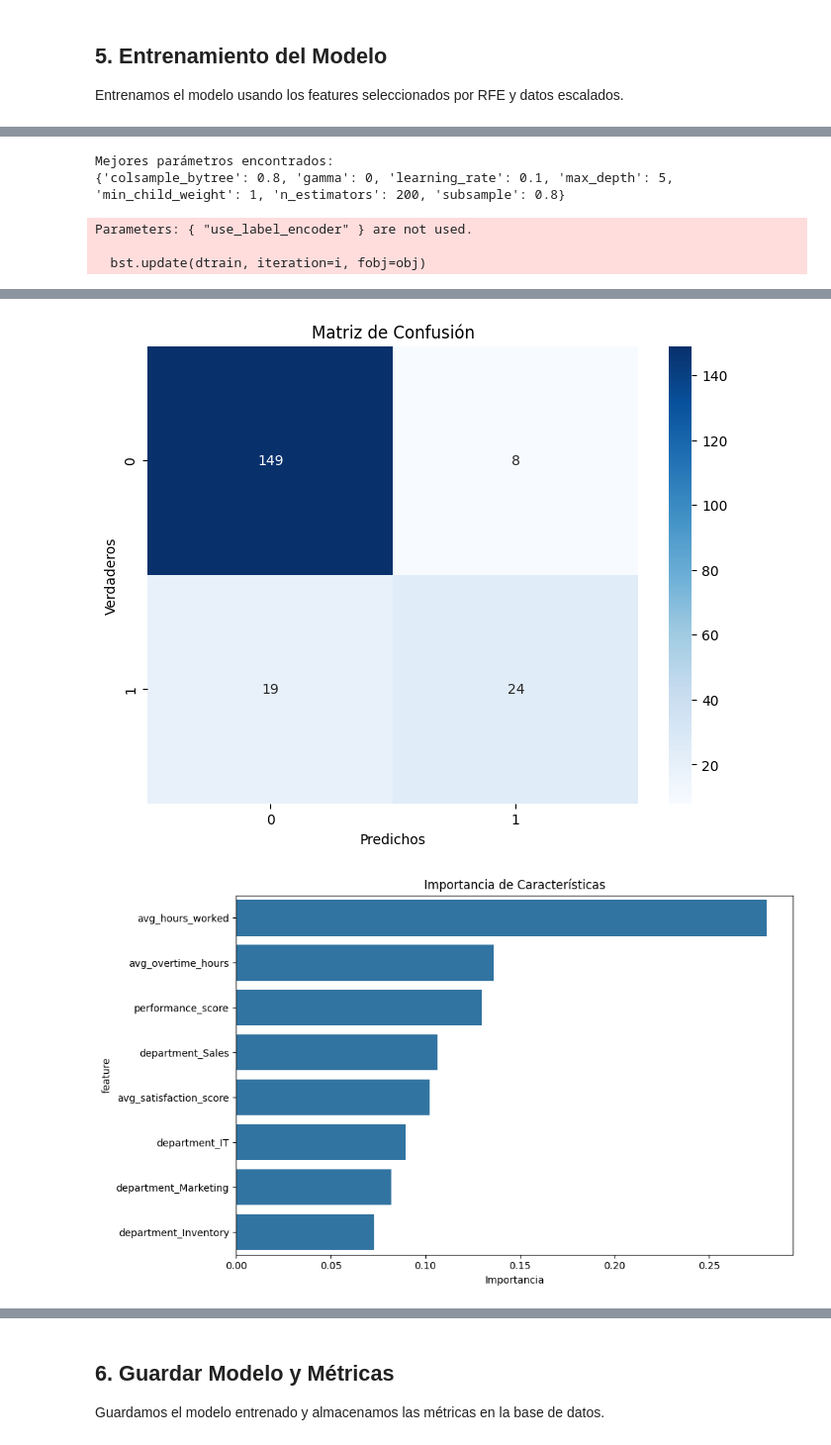
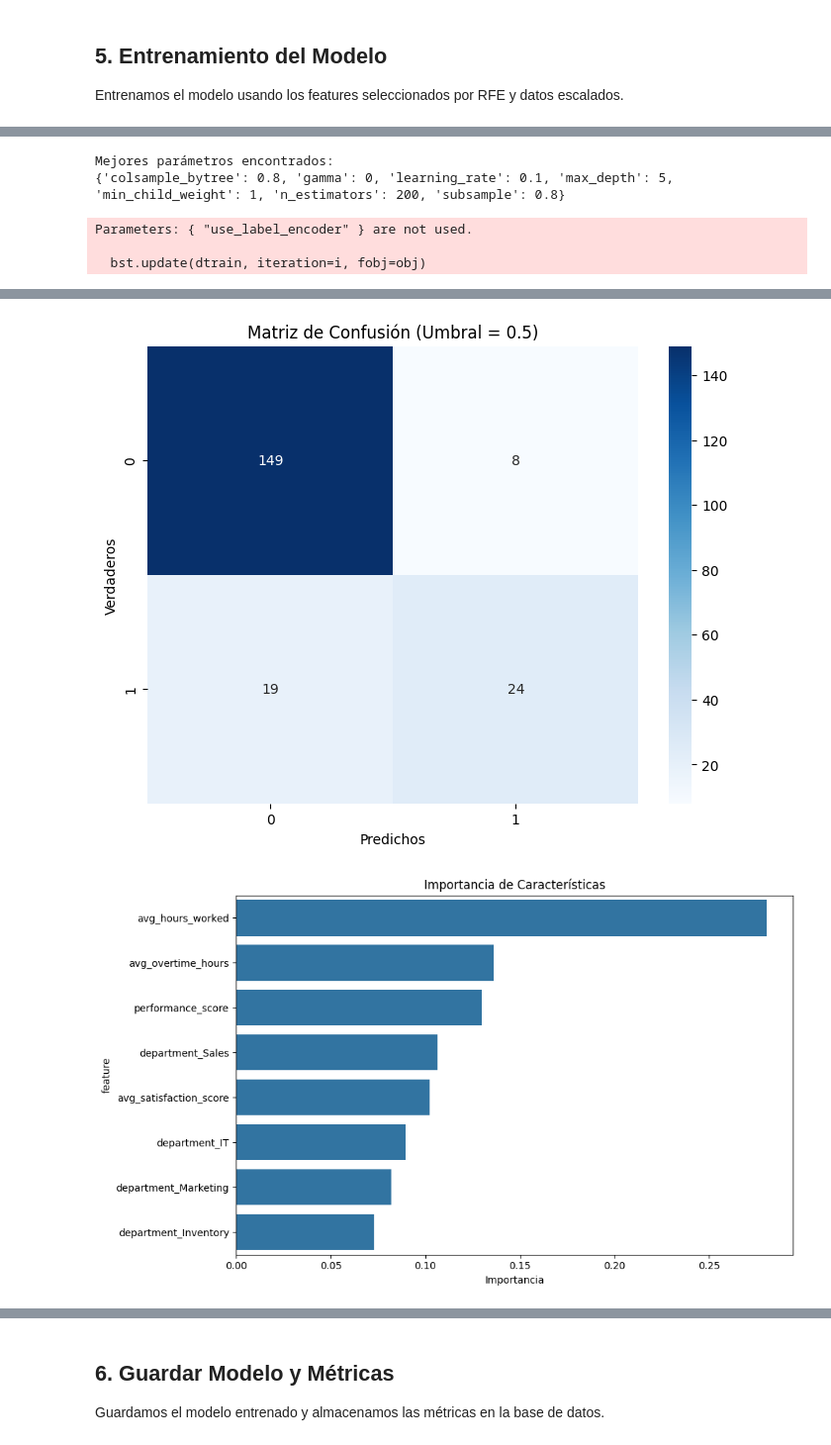
Before and after one commit to jdranalytics/Portfolio, a Jupyter notebook: Python/29_HR_Turnover_Prediction.ipynb, the cells around one changed output, grey strips where cells are left out. Shown at 99% size. Cells and saved outputs as stored; diff of their text form; code cells hidden in the pictures.

```diff
--- a/Python/29_HR_Turnover_Prediction.ipynb
+++ b/Python/29_HR_Turnover_Prediction.ipynb
@@ -434,7 +434,7 @@ Entrenamos el modelo usando los features seleccionados por RFE y datos escalados
 X = df[selected_features]
 y = df['turnover']
 
-# Dividir datos
+# Dividir datos en entrenamiento y prueba
 X_train, X_test, y_train, y_test = train_test_split(X, y, test_size=0.2, random_state=42)
 
 # Escalar features
@@ -489,22 +489,22 @@ model = grid_search.best_estimator_
 # Entrenar el modelo final
 model.fit(X_train_balanced, y_train_balanced)
 
-# Realizar predicciones
+# Realizar predicciones con umbral por defecto (0.5)
 y_pred = model.predict(X_test_scaled)
 
-# Calcular y mostrar métricas detalladas
-print("\nReporte de clasificación detallado:")
+# Calcular y mostrar métricas detalladas con umbral por defecto
+print("\nReporte de clasificación detallado (umbral por defecto = 0.5):")
 print(classification_report(y_test, y_pred))
 
 # Mostrar matriz de confusión
 conf_matrix = confusion_matrix(y_test, y_pred)
-print("\nMatriz de Confusión:")
+print("\nMatriz de Confusión (umbral por defecto):")
 print(conf_matrix)
 
 # Visualizar matriz de confusión
 plt.figure(figsize=(8, 6))
 sns.heatmap(conf_matrix, annot=True, fmt='d', cmap='Blues')
-plt.title('Matriz de Confusión')
+plt.title('Matriz de Confusión (Umbral = 0.5)')
 plt.ylabel('Verdaderos')
 plt.xlabel('Predichos')
 plt.show()
@@ -524,25 +524,59 @@ plt.tight_layout()
 plt.show()
 
 # Calcular probabilidades
-y_pred_proba = model.predict_proba(X_test_scaled)
+y_pred_proba = model.predict_proba(X_test_scaled)[:, 1]
 
-# Encontrar el mejor umbral de decisión
-thresholds = np.arange(0.1, 0.9, 0.1)
+# Calcular AUC-ROC
+auc_score = roc_auc_score(y_test, y_pred_proba)
+print(f"\nAUC-ROC: {auc_score:.4f}")
+
+# Visualizar curva ROC
+fpr, tpr, roc_thresholds = roc_curve(y_test, y_pred_proba)
+plt.figure(figsize=(8, 6))
+plt.plot(fpr, tpr, label=f'ROC Curve (AUC = {auc_score:.4f})')
+plt.plot([0, 1], [0, 1], 'k--', label='Clasificador Aleatorio')
+plt.xlabel('Tasa de Falsos Positivos (FPR)')
+plt.ylabel('Tasa de Verdaderos Positivos (Recall)')
+plt.title('Curva ROC')
+plt.legend(loc='lower right')
+plt.grid(True)
+plt.show()
+
+# Ajustar umbral para maximizar F1-Score con un recall mínimo
+min_recall = 0.85  # Umbral mínimo de recall
+precisions, recalls, thresholds = precision_recall_curve(y_test, y_pred_proba)
+
+# Encontrar el mejor umbral
 best_threshold = 0.5
 best_f1 = 0
+best_recall = 0
 
-for threshold in thresholds:
-    y_pred_threshold = (y_pred_proba[:, 1] >= threshold).astype(int)
-    f1 = f1_score(y_test, y_pred_threshold)
-    if f1 > best_f1:
-        best_f1 = f1
-        best_threshold = threshold
+for i, threshold in enumerate(thresholds):
+    if recalls[i] >= min_recall:
+        y_pred_threshold = (y_pred_proba >= threshold).astype(int)
+        f1 = f1_score(y_test, y_pred_threshold)
+        if f1 > best_f1:
+            best_f1 = f1
+            best_threshold = threshold
+            best_recall = recalls[i]
 
 print(f"\nMejor umbral de decisión: {best_threshold:.2f}")
+print(f"Recall con mejor umbral: {best_recall:.4f}")
 print(f"F1-Score con mejor umbral: {best_f1:.4f}")
 
+# Visualizar curva Precision-Recall
+plt.figure(figsize=(8, 6))
+plt.plot(recalls, precisions, label='Curva Precision-Recall')
+plt.scatter(best_recall, precisions[np.where(thresholds == best_threshold)[0]], color='red', label=f'Mejor umbral = {best_threshold:.2f}')
+plt.xlabel('Recall')
+plt.ylabel('Precisión')
+plt.title('Curva Precision-Recall')
+plt.legend(loc='lower left')
+plt.grid(True)
+plt.show()
+
 # Actualizar predicciones con el mejor umbral
-final_predictions = (y_pred_proba[:, 1] >= best_threshold).astype(int)
+final_predictions = (y_pred_proba >= best_threshold).astype(int)
 
 # Calcular métricas finales
 metrics = {
@@ -555,6 +589,19 @@ metrics = {
 print("\nMétricas finales con umbral optimizado:")
 for metric, value in metrics.items():
     print(f"{metric}: {value:.4f}")
+
+# Mostrar matriz de confusión con umbral optimizado
+conf_matrix_opt = confusion_matrix(y_test, final_predictions)
+print("\nMatriz de Confusión (umbral optimizado):")
+print(conf_matrix_opt)
+
+# Visualizar matriz de confusión con umbral optimizado
+plt.figure(figsize=(8, 6))
+sns.heatmap(conf_matrix_opt, annot=True, fmt='d', cmap='Blues')
+plt.title(f'Matriz de Confusión (Umbral = {best_threshold:.2f})')
+plt.ylabel('Verdaderos')
+plt.xlabel('Predichos')
+plt.show()
 # %% [output]
 Iniciando búsqueda de mejores hiperparámetros...
 Fitting 5 folds for each of 288 candidates, totalling 1440 fits
@@ -581,4 +628,4 @@ Matriz de Confusión:
 [[149   8]
  [ 19  24]]
-[figure, old version]
+[figure, new version]
 [figure]
```
Also changed, not shown: parts of 5 cells of this notebook.
